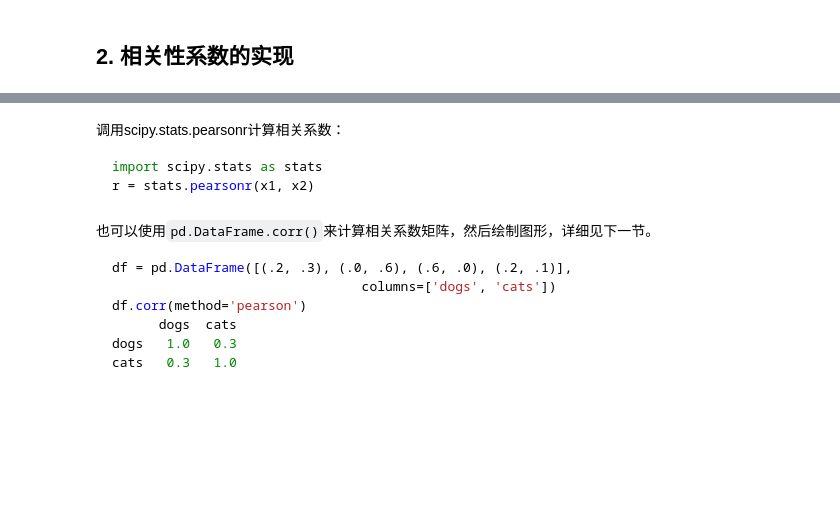
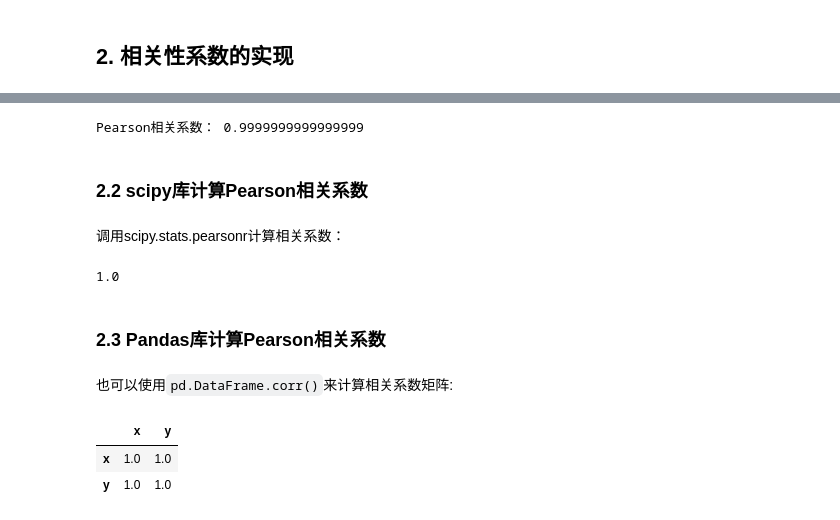
Before and after one commit to xianghancao/big-data-finance-tutorial, a Jupyter notebook: docs/8_回归模型I/8.1_相关系数.ipynb, the cells around one changed output, grey strips where cells are left out. Saved outputs shown, nothing was run; the diff lists cells and outputs as text; code cells hidden in the pictures; blank space fills up the shorter version.

````diff
--- a/docs/8_回归模型I/8.1_相关系数.ipynb
+++ b/docs/8_回归模型I/8.1_相关系数.ipynb
@@ -22,16 +31,37 @@ $$
+# %%
+import numpy as np
+
+# 定义两个变量的样本数据
+x = np.array([1, 2, 3, 4, 5])
+y = np.array([2, 3, 4, 5, 6])
+
+# 计算Pearson相关系数
+r = np.corrcoef(x, y)[0, 1]
+
+print("Pearson相关系数：", r)
+# %% [output]
+Pearson相关系数： 0.9999999999999999
+# %% [markdown]
+### 2.2 scipy库计算Pearson相关系数
 # %% [markdown]
 调用scipy.stats.pearsonr计算相关系数：
-```python
-import scipy.stats as stats
-r = stats.pearsonr(x1, x2)
-```
+# %%
+import scipy.stats as stats
+r = stats.pearsonr(x, y)
+r.correlation
+# %% [output]
+1.0
+# %% [markdown]
+### 2.3 Pandas库计算Pearson相关系数
 # %% [markdown]
-也可以使用`pd.DataFrame.corr()`来计算相关系数矩阵，然后绘制图形，详细见下一节。
-```python
-df = pd.DataFrame([(.2, .3), (.0, .6), (.6, .0), (.2, .1)],
-                                columns=['dogs', 'cats'])
-df.corr(method='pearson')
-      dogs  cats
-dogs   1.0   0.3
-cats   0.3   1.0
-```
+也可以使用`pd.DataFrame.corr()`来计算相关系数矩阵:
+# %%
+import pandas as pd
+df = pd.DataFrame()
+df['x'] = x
+df['y'] = y
+df.corr(method='pearson')   # 计算相关系数矩阵
+# %% [output]
+|  | x | y |
+| x | 1.0 | 1.0 |
+| y | 1.0 | 1.0 |
````
Also changed, not shown: parts of 5 cells of this notebook, 31 other files.
